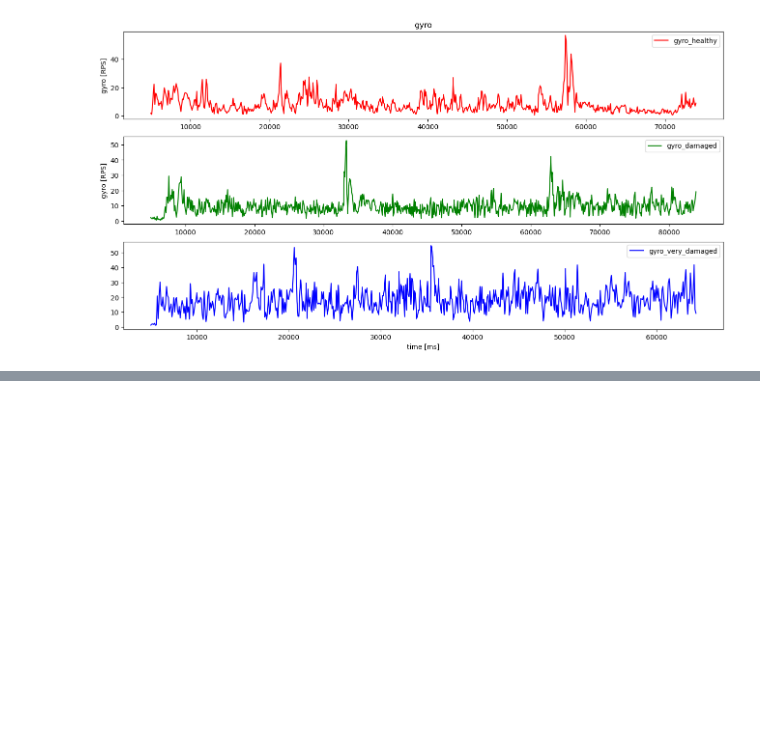
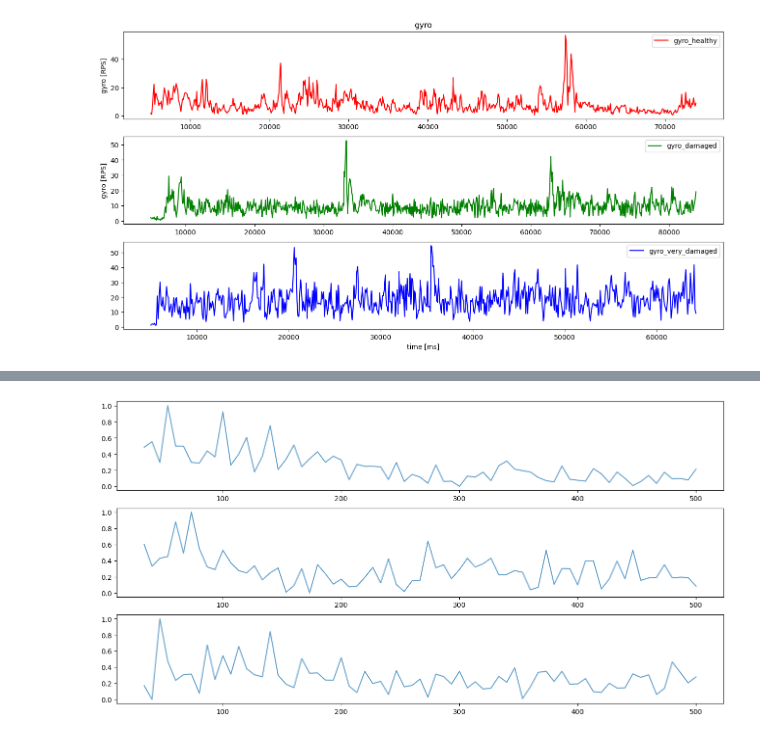
Before and after one commit to AiR-ISZ-Gr1/drones_prediction, a Jupyter notebook: test.ipynb, the cells around one changed output, grey strips where cells are left out. Saved outputs shown, nothing was run; the diff lists cells and outputs as text; code cells hidden in the pictures; blank space fills up the shorter version.

```diff
--- a/test.ipynb
+++ b/test.ipynb
@@ -183,0 +189,36 @@ Text(0.5, 0, 'Frequency [Hz]')
+# %%
+gyro_healthy_split = split_array(gyro_healthy[50:len(gyro_healthy)-210],150,125)
+gyro_damaged_split = split_array(gyro_damaged[50:len(gyro_damaged)-190],150,125)
+gyro_very_damaged_split = split_array(gyro_very_damaged[50:len(gyro_very_damaged)-135],150,125)
+# %%
+def FFT_data(data_array):
+    data_dict = {}
+    fft_freq = rfftfreq(len(data_array[0]),d=1/1000)
+    data_dict['Frequencies'] = fft_freq[5:]
+    for index,data in enumerate(data_array):
+        # print(data)
+        fft_val = abs(rfft(data))
+        data_dict[f'Sample {index+1}'] = normalization(fft_val[5:])
+    return pd.DataFrame.from_dict(data_dict)
+
+
+df_gyro_healthy = FFT_data(gyro_healthy_split)
+df_gyro_damaged = FFT_data(gyro_damaged_split)
+df_gyro_very_damaged = FFT_data(gyro_very_damaged_split)
+# %%
+freq = df_gyro_healthy['Frequencies']
+samples_1 = [x for x in df_gyro_healthy.columns if 'Sample' in x]
+samples_2 = [x for x in df_gyro_damaged.columns if 'Sample' in x]
+samples_3 = [x for x in df_gyro_very_damaged.columns if 'Sample' in x]
+
+fig,ax = plt.subplots(3,1,figsize=[16,8])
+for col in samples_1[1:2]:
+    ax[0].plot(freq,df_gyro_healthy[col],alpha = 0.7)
+
+for col in samples_2[1:2]:
+    ax[1].plot(freq,df_gyro_damaged[col],alpha = 0.7)
+
+for col in samples_3[1:2]:
+    ax[2].plot(freq,df_gyro_very_damaged[col],alpha = 0.7)
+# %% [output]
+[figure, added]
```
Also changed, not shown: parts of 3 cells of this notebook, 3 other files.
